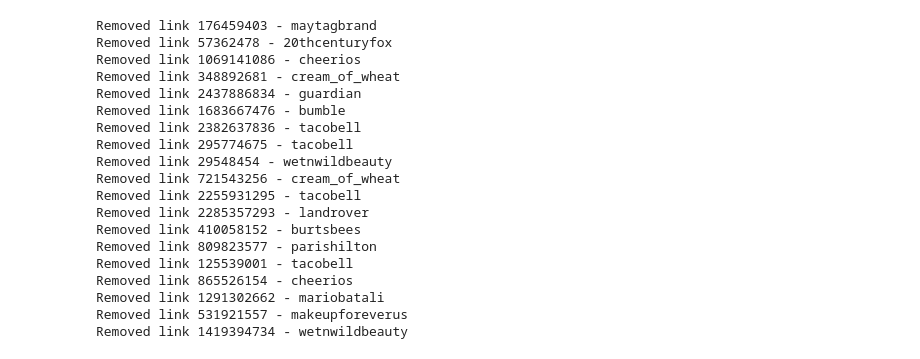
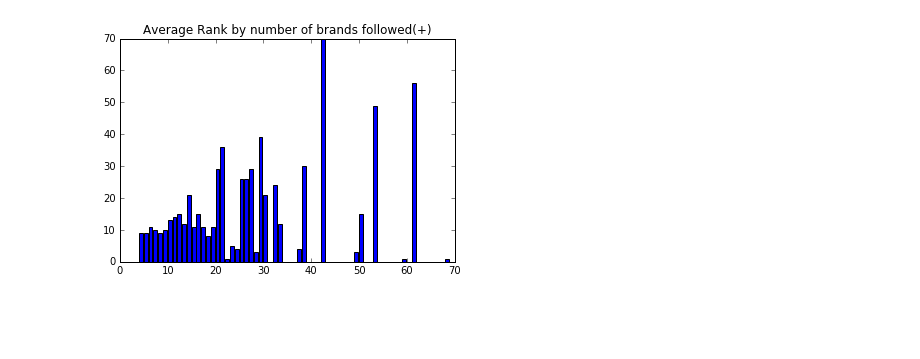
Before and after one commit to tapilab/is-SilambarasanM, a Jupyter notebook: src/Link Prediction II.ipynb, the cells around one changed output. Cells and saved outputs as stored; diff of their text form; code cells hidden in the pictures; blank space fills up the shorter version.

```diff
--- a/src/Link Prediction II.ipynb
+++ b/src/Link Prediction II.ipynb
@@ -458,29 +337,5 @@ array([[ 0.5172228 ,  0.4827772 ],
-# %%
-def add_removed_links(follower_ids, removed_brands):
-    for follower in follower_ids:
-        brand = removed_brands[follower]
-        set_brands(follower, get_brands(follower) | set([brand]))
-        set_followers(brand, get_followers(brand) | set([follower]))
-
-add_removed_links(follower_ids, removed_brands)
-removed_brands_test = remove_links(test_ids)
-# %% [output]
-Removed link 176459403 - maytagbrand
-Removed link 57362478 - 20thcenturyfox
-Removed link 1069141086 - cheerios
-Removed link 348892681 - cream_of_wheat
-Removed link 2437886834 - guardian
-Removed link 1683667476 - bumble
-Removed link 2382637836 - tacobell
-Removed link 295774675 - tacobell
-Removed link 29548454 - wetnwildbeauty
-Removed link 721543256 - cream_of_wheat
-Removed link 2255931295 - tacobell
-Removed link 2285357293 - landrover
-Removed link 410058152 - burtsbees
-Removed link 809823577 - parishilton
-Removed link 125539001 - tacobell
-Removed link 865526154 - cheerios
-Removed link 1291302662 - mariobatali
-Removed link 531921557 - makeupforeverus
-Removed link 1419394734 - wetnwildbeauty
+# %%
+positive_mean_ranks = get_rank_by_brands_count(train_samples, positive_rank_prediction)
+bar_plot(positive_mean_ranks.items(),'Average Rank by number of brands followed(+)')
+# %% [output]
+[figure, added]
```
Also changed, not shown: parts of 67 cells of this notebook, 11 other files.
